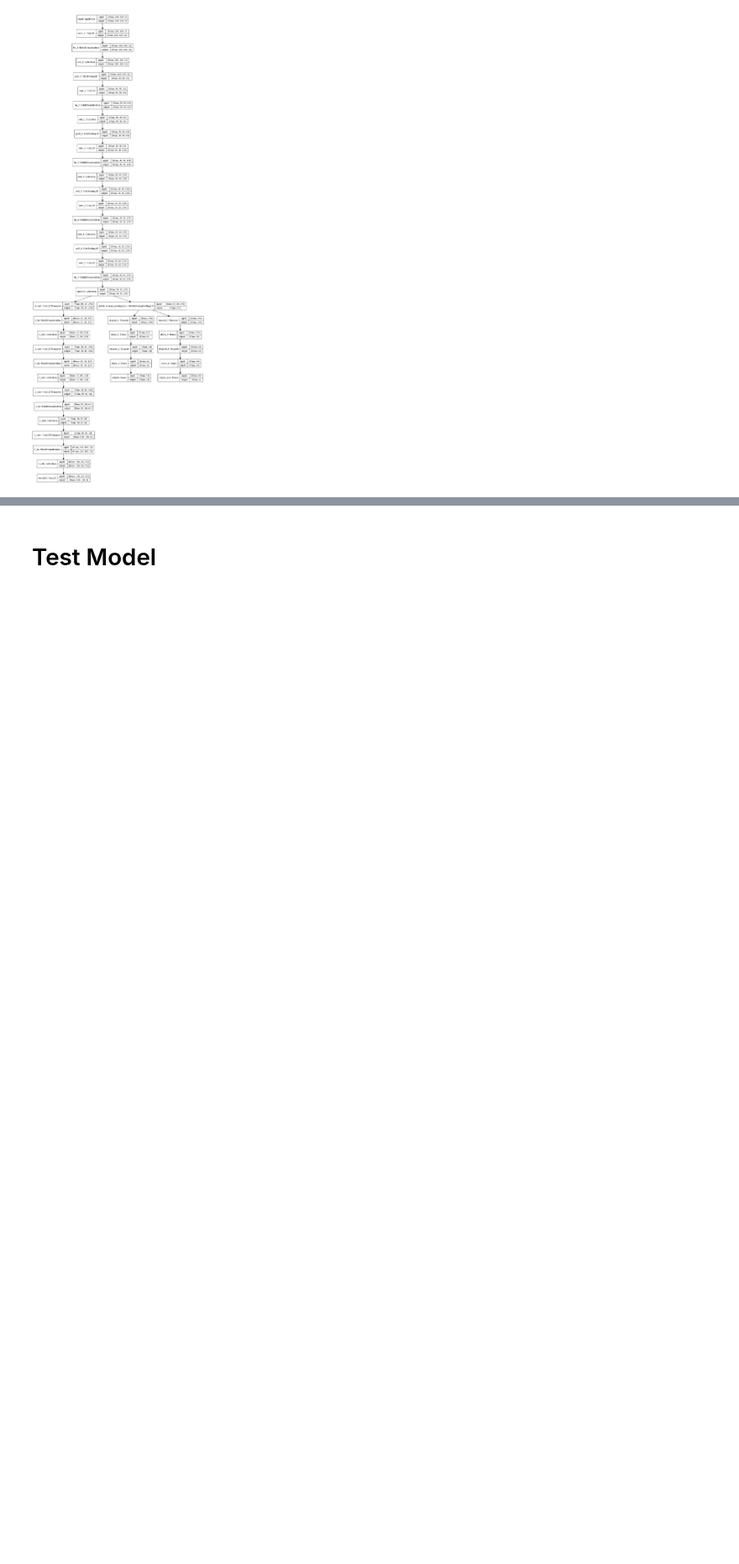
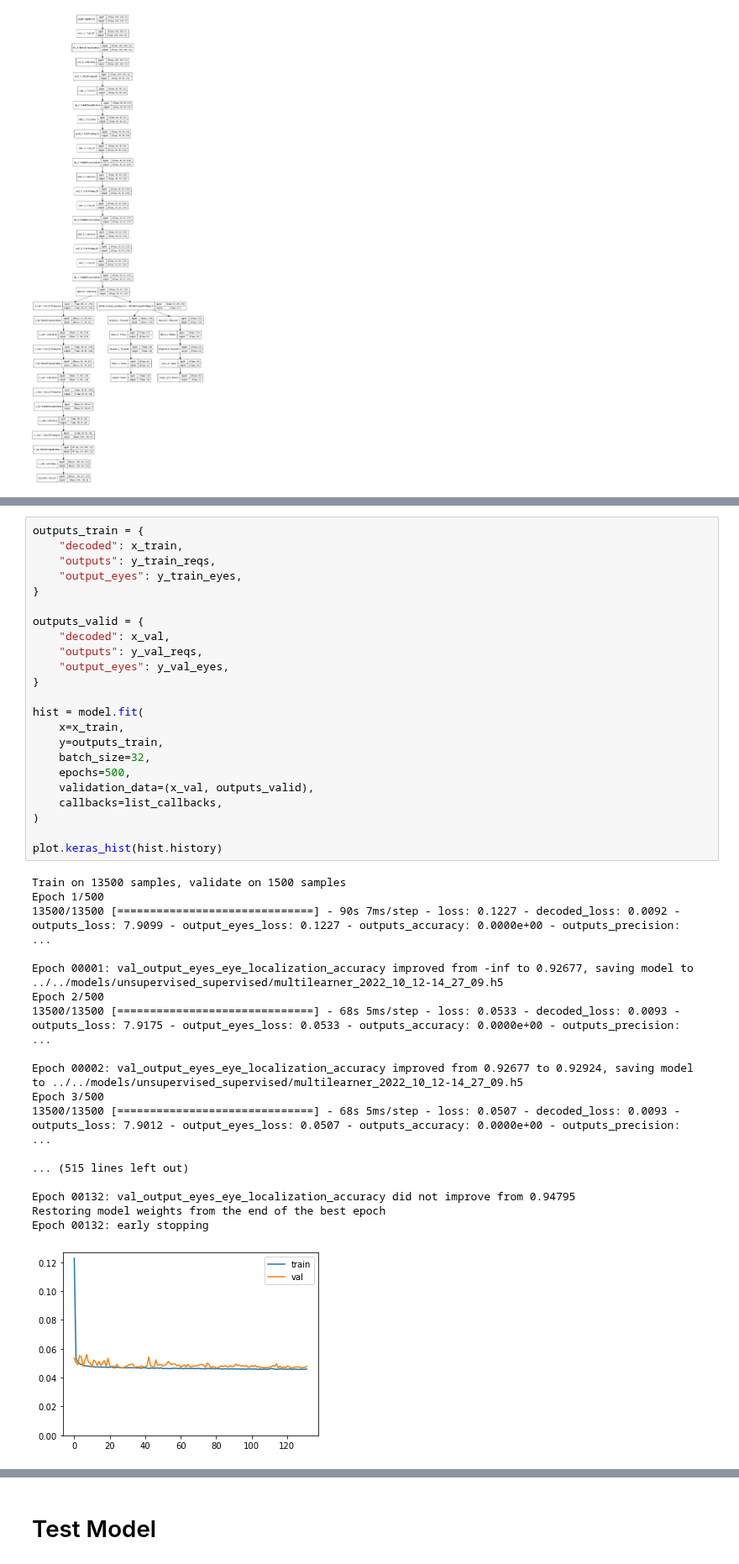
Before and after one commit to arnaldog12/icaonet, a Jupyter notebook: notebooks/supervised_unsupervised/Multilearning-Finetune.ipynb, the cells around one changed output, grey strips where cells are left out. Shown at 84% size. Saved outputs shown, nothing was run; the diff lists cells and outputs as text; blank space fills up the shorter version.

```diff
--- a/notebooks/supervised_unsupervised/Multilearning-Finetune.ipynb
+++ b/notebooks/supervised_unsupervised/Multilearning-Finetune.ipynb
@@ -356,0 +313,42 @@ Epoch 00259: early stopping
+# %%
+outputs_train = {
+    "decoded": x_train,
+    "outputs": y_train_reqs,
+    "output_eyes": y_train_eyes,
+}
+
+outputs_valid = {
+    "decoded": x_val,
+    "outputs": y_val_reqs,
+    "output_eyes": y_val_eyes,
+}
+
+hist = model.fit(
+    x=x_train,
+    y=outputs_train,
+    batch_size=32,
+    epochs=500,
+    validation_data=(x_val, outputs_valid),
+    callbacks=list_callbacks,
+)
+
+plot.keras_hist(hist.history)
+# %% [output]
+Train on 13500 samples, validate on 1500 samples
+Epoch 1/500
+13500/13500 [==============================] - 90s 7ms/step - loss: 0.1227 - decoded_loss: 0.0092 - outputs_loss: 7.9099 - output_eyes_loss: 0.1227 - outputs_accuracy: 0.0000e+00 - outputs_precision:  ...
+
+Epoch 00001: val_output_eyes_eye_localization_accuracy improved from -inf to 0.92677, saving model to ../../models/unsupervised_supervised/multilearner_2022_10_12-14_27_09.h5
+Epoch 2/500
+13500/13500 [==============================] - 68s 5ms/step - loss: 0.0533 - decoded_loss: 0.0093 - outputs_loss: 7.9175 - output_eyes_loss: 0.0533 - outputs_accuracy: 0.0000e+00 - outputs_precision:  ...
+
+Epoch 00002: val_output_eyes_eye_localization_accuracy improved from 0.92677 to 0.92924, saving model to ../../models/unsupervised_supervised/multilearner_2022_10_12-14_27_09.h5
+Epoch 3/500
+13500/13500 [==============================] - 68s 5ms/step - loss: 0.0507 - decoded_loss: 0.0093 - outputs_loss: 7.9012 - output_eyes_loss: 0.0507 - outputs_accuracy: 0.0000e+00 - outputs_precision:  ...
+
+... (515 lines left out)
+
+Epoch 00132: val_output_eyes_eye_localization_accuracy did not improve from 0.94795
+Restoring model weights from the end of the best epoch
+Epoch 00132: early stopping
+[figure, added]
```
Also changed, not shown: parts of 17 cells of this notebook, 3 other files.
